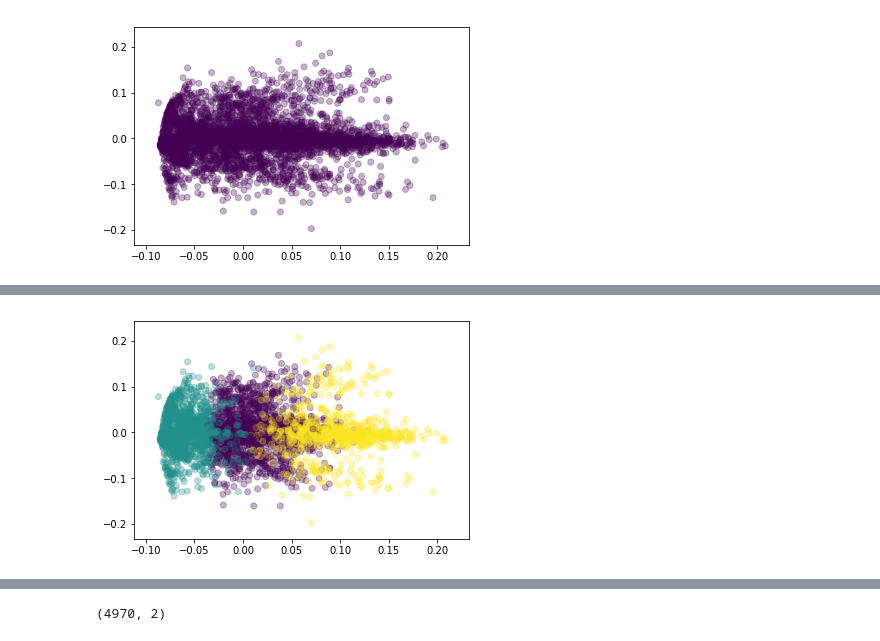
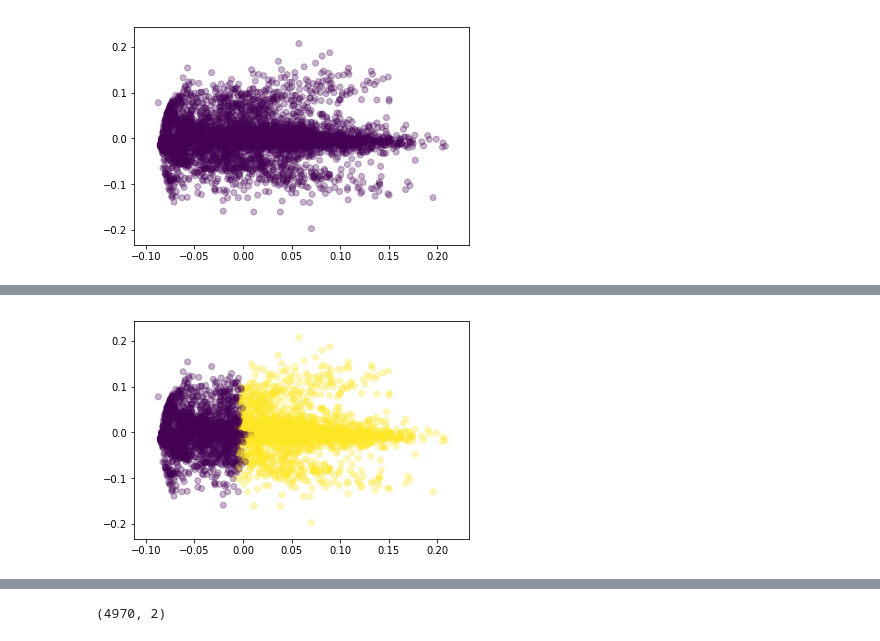
Before and after one commit to NYU-CDS-Capstone-Project/Obesity_Prediction, a Jupyter notebook: src/Test_HClustering.ipynb, the cells around one changed output, grey strips where cells are left out. Cells and saved outputs as stored; diff of their text form; code cells hidden in the pictures.

```diff
--- a/src/Test_HClustering.ipynb
+++ b/src/Test_HClustering.ipynb
@@ -140,13 +140,13 @@ plt.show()
 # %%
 # K-Means Clustering
-kmeans = KMeans(n_clusters = 3, random_state = 0).fit(X_Gnorm)
+kmeans = KMeans(n_clusters = 2, random_state = 0).fit(X_Gnorm)
 kmeans_label = kmeans.labels_
 
 fig_unclustered_kmean = plt.figure()
 plt.scatter(PCA2G_X[:, 0], PCA2G_X[:, 1], c = kmeans_label, alpha = 0.3)
 plt.show()
 # %% [output]
-[figure, old version]
+[figure, new version]
 # %%
 # Check the content of ward clustering
 ward_unique, ward_counts = np.unique(ward_label, return_counts = True)
```
Also changed, not shown: parts of 7 cells of this notebook.
